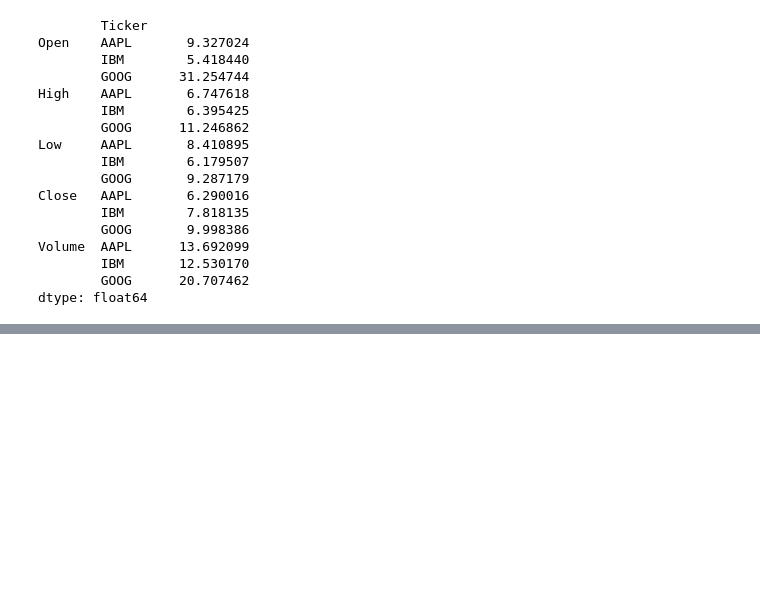
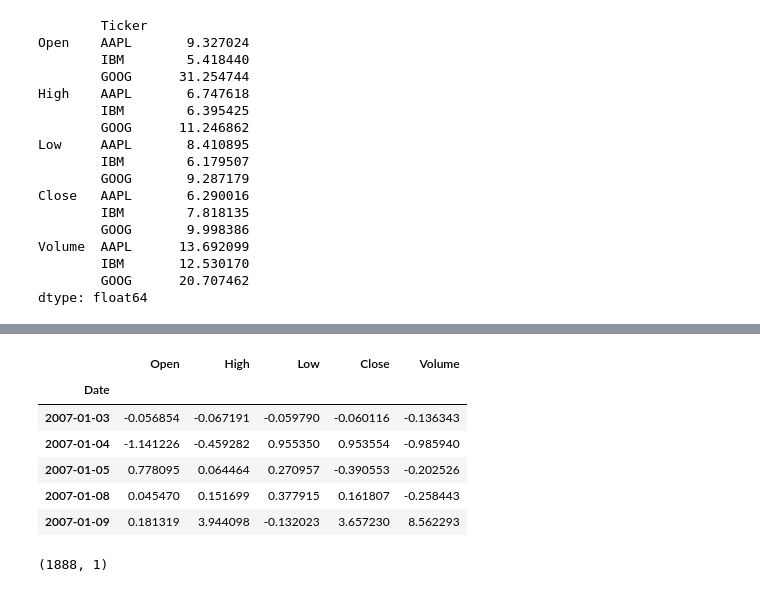
Before and after one commit to minimalgeek/DeepLearning, a Jupyter notebook: Stock/notebooks/00_sandbox.ipynb, the cells around one changed output, grey strips where cells are left out. Saved outputs shown, nothing was run; the diff lists cells and outputs as text; code cells hidden in the pictures; blank space fills up the shorter version.

```diff
--- a/Stock/notebooks/00_sandbox.ipynb
+++ b/Stock/notebooks/00_sandbox.ipynb
@@ -137,0 +164,16 @@ dtype: float64
+# %%
+aapl.columns = aapl.columns.droplevel(1)
+# %%
+aapl.head()
+# %% [output]
+|  | Open | High | Low | Close | Volume |
+| Date |  |  |  |  |  |
+| 2007-01-03 | -0.056854 | -0.067191 | -0.059790 | -0.060116 | -0.136343 |
+| 2007-01-04 | -1.141226 | -0.459282 | 0.955350 | 0.953554 | -0.985940 |
+| 2007-01-05 | 0.778095 | 0.064464 | 0.270957 | -0.390553 | -0.202526 |
+| 2007-01-08 | 0.045470 | 0.151699 | 0.377915 | 0.161807 | -0.258443 |
+| 2007-01-09 | 0.181319 | 3.944098 | -0.132023 | 3.657230 | 8.562293 |
+# %%
+aapl['Close'].shape
+# %% [output]
+(1888, 1)
```
Also changed, not shown: parts of 3 cells of this notebook, 7 other files.
